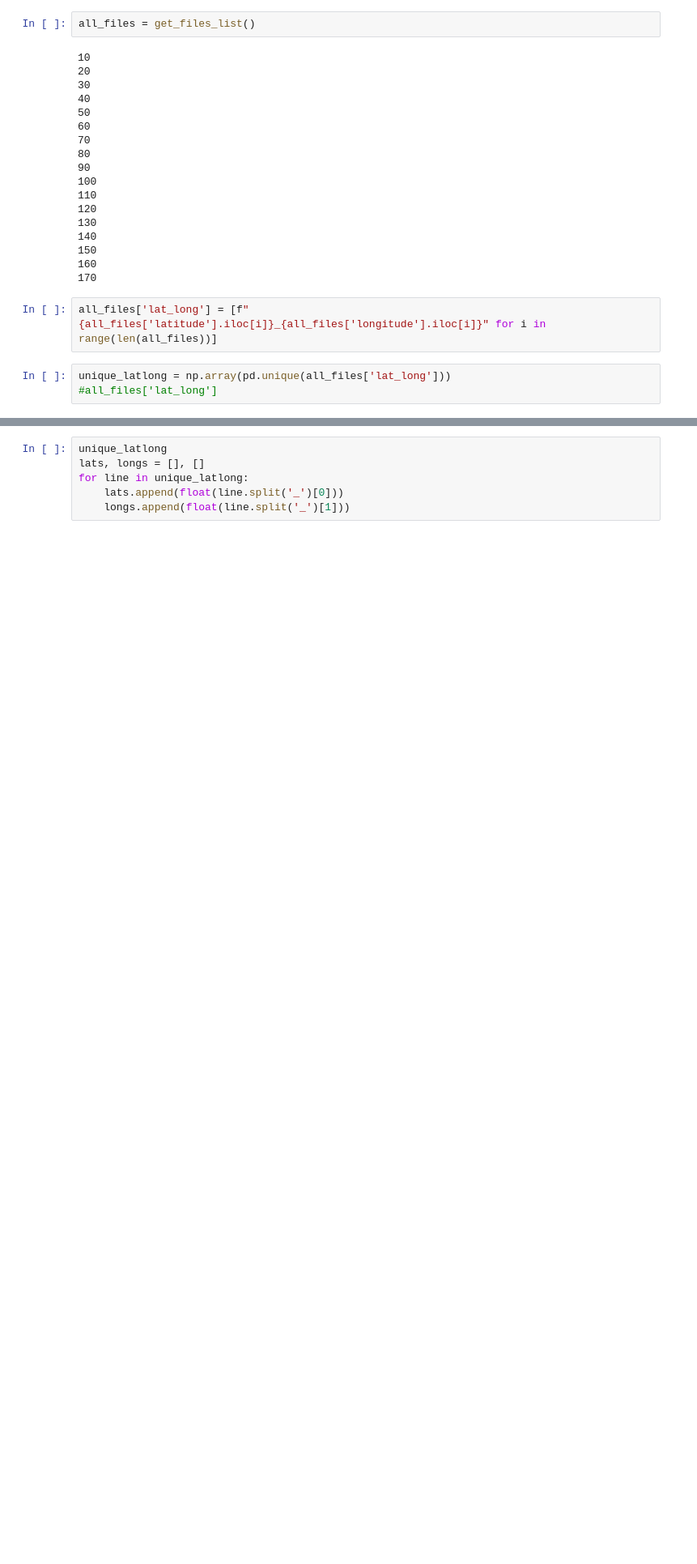
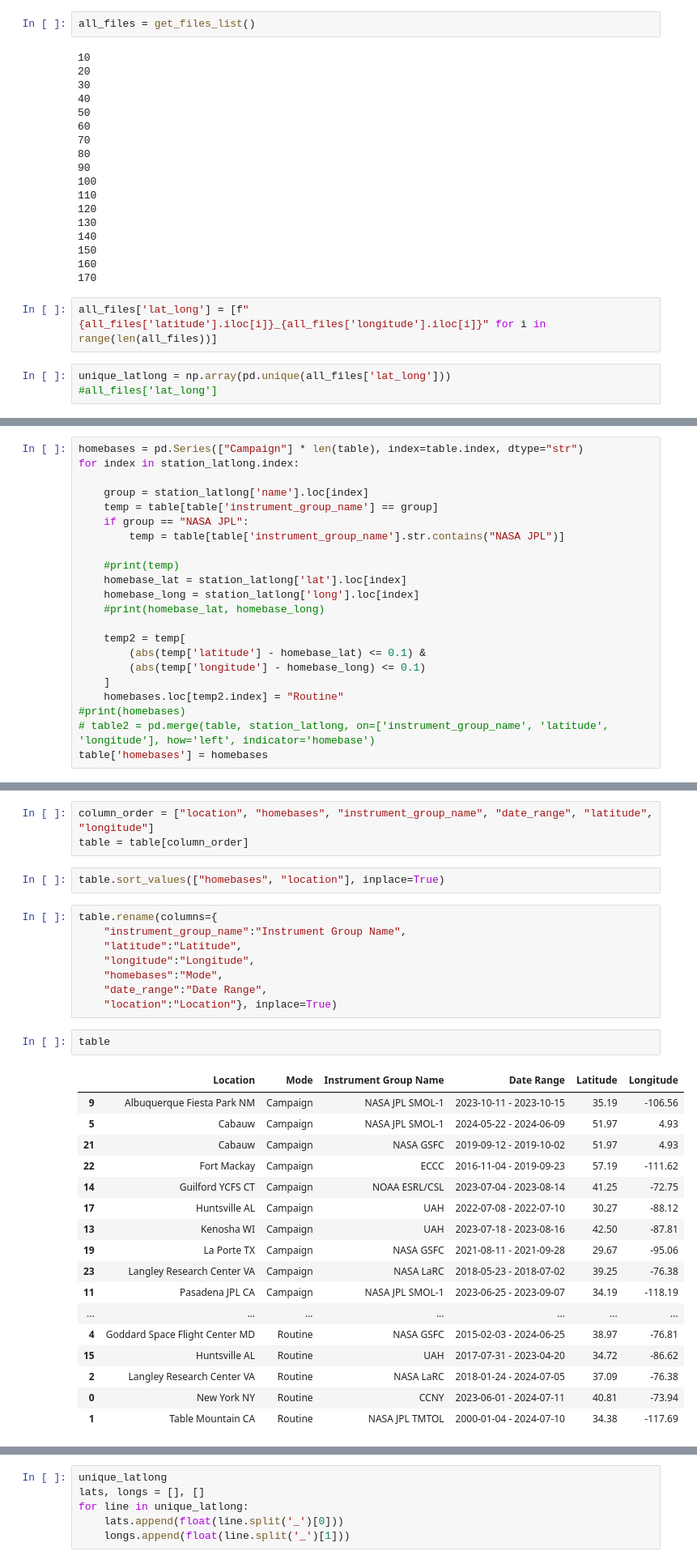
Before and after one commit to moroots/TOLNET_DEMO, a Jupyter notebook: TOLNET_DEMO/Examples_Testbed.ipynb, the cells around one changed output, grey strips where cells are left out. Shown at 81% size. Saved outputs shown, nothing was run; the diff lists cells and outputs as text; blank space fills up the shorter version.

```diff
--- a/TOLNET_DEMO/Examples_Testbed.ipynb
+++ b/TOLNET_DEMO/Examples_Testbed.ipynb
@@ -297,0 +380,22 @@ unique_latlong = np.array(pd.unique(all_files['lat_long']))
+# %%
+homebases = pd.Series(["Campaign"] * len(table), index=table.index, dtype="str")
+for index in station_latlong.index:
+
+    group = station_latlong['name'].loc[index]
+    temp = table[table['instrument_group_name'] == group]
+    if group == "NASA JPL":
+        temp = table[table['instrument_group_name'].str.contains("NASA JPL")]
+
+    #print(temp)
+    homebase_lat = station_latlong['lat'].loc[index]
+    homebase_long = station_latlong['long'].loc[index]
+    #print(homebase_lat, homebase_long)
+
+    temp2 = temp[
+        (abs(temp['latitude'] - homebase_lat) <= 0.1) &
+        (abs(temp['longitude'] - homebase_long) <= 0.1)
+    ]
+    homebases.loc[temp2.index] = "Routine"
+#print(homebases)
+# table2 = pd.merge(table, station_latlong, on=['instrument_group_name', 'latitude', 'longitude'], how='left', indicator='homebase')
+table['homebases'] = homebases
@@ -297,0 +438,33 @@ unique_latlong = np.array(pd.unique(all_files['lat_long']))
+# %%
+column_order = ["location", "homebases", "instrument_group_name", "date_range", "latitude", "longitude"]
+table = table[column_order]
+# %%
+table.sort_values(["homebases", "location"], inplace=True)
+# %%
+table.rename(columns={
+    "instrument_group_name":"Instrument Group Name",
+    "latitude":"Latitude",
+    "longitude":"Longitude",
+    "homebases":"Mode",
+    "date_range":"Date Range",
+    "location":"Location"}, inplace=True)
+# %%
+table
+# %% [output]
+|  | Location | Mode | Instrument Group Name | Date Range | Latitude | Longitude |
+| 9 | Albuquerque Fiesta Park NM | Campaign | NASA JPL SMOL-1 | 2023-10-11 - 2023-10-15 | 35.19 | -106.56 |
+| 5 | Cabauw | Campaign | NASA JPL SMOL-1 | 2024-05-22 - 2024-06-09 | 51.97 | 4.93 |
+| 21 | Cabauw | Campaign | NASA GSFC | 2019-09-12 - 2019-10-02 | 51.97 | 4.93 |
+| 22 | Fort Mackay | Campaign | ECCC | 2016-11-04 - 2019-09-23 | 57.19 | -111.62 |
+| 14 | Guilford YCFS CT | Campaign | NOAA ESRL/CSL | 2023-07-04 - 2023-08-14 | 41.25 | -72.75 |
+| 17 | Huntsville AL | Campaign | UAH | 2022-07-08 - 2022-07-10 | 30.27 | -88.12 |
+| 13 | Kenosha WI | Campaign | UAH | 2023-07-18 - 2023-08-16 | 42.50 | -87.81 |
+| 19 | La Porte TX | Campaign | NASA GSFC | 2021-08-11 - 2021-09-28 | 29.67 | -95.06 |
+| 23 | Langley Research Center VA | Campaign | NASA LaRC | 2018-05-23 - 2018-07-02 | 39.25 | -76.38 |
+| 11 | Pasadena JPL CA | Campaign | NASA JPL SMOL-1 | 2023-06-25 - 2023-09-07 | 34.19 | -118.19 |
+| ... | ... | ... | ... | ... | ... | ... |
+| 4 | Goddard Space Flight Center MD | Routine | NASA GSFC | 2015-02-03 - 2024-06-25 | 38.97 | -76.81 |
+| 15 | Huntsville AL | Routine | UAH | 2017-07-31 - 2023-04-20 | 34.72 | -86.62 |
+| 2 | Langley Research Center VA | Routine | NASA LaRC | 2018-01-24 - 2024-07-05 | 37.09 | -76.38 |
+| 0 | New York NY | Routine | CCNY | 2023-06-01 - 2024-07-11 | 40.81 | -73.94 |
+| 1 | Table Mountain CA | Routine | NASA JPL TMTOL | 2000-01-04 - 2024-07-10 | 34.38 | -117.69 |
```
Also changed, not shown: parts of 36 cells of this notebook, 2 other files.
